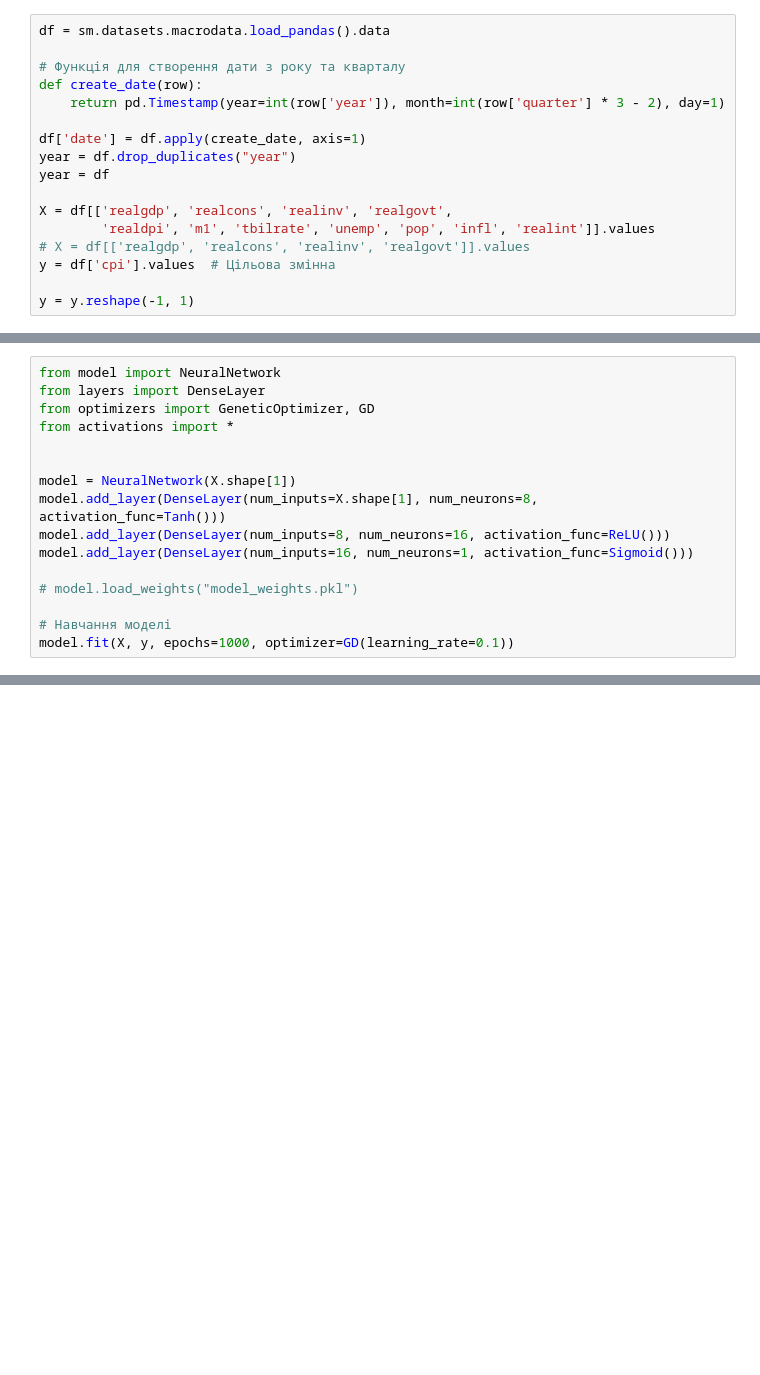
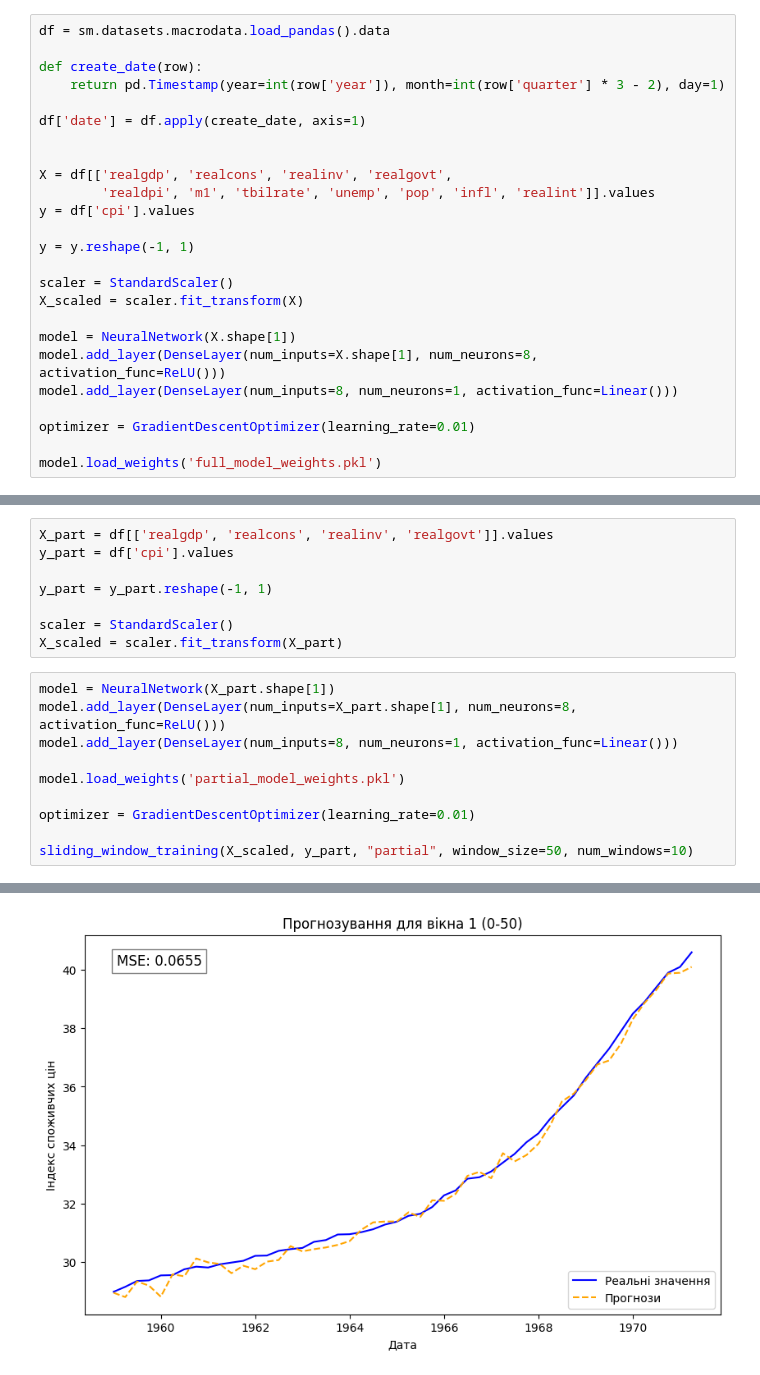
Before and after one commit to AdobyY/NN, a Jupyter notebook: gradient.ipynb, the cells around one changed output, grey strips where cells are left out. Saved outputs shown, nothing was run; the diff lists cells and outputs as text; blank space fills up the shorter version.

```diff
--- a/gradient.ipynb
+++ b/gradient.ipynb
@@ -7,17 +272,25 @@ from sklearn.preprocessing import StandardScaler
 # %%
 df = sm.datasets.macrodata.load_pandas().data
 
-# Функція для створення дати з року та кварталу
 def create_date(row):
     return pd.Timestamp(year=int(row['year']), month=int(row['quarter'] * 3 - 2), day=1)
 
 df['date'] = df.apply(create_date, axis=1)
-year = df.drop_duplicates("year")
-year = df
+
 
 X = df[['realgdp', 'realcons', 'realinv', 'realgovt',
         'realdpi', 'm1', 'tbilrate', 'unemp', 'pop', 'infl', 'realint']].values
-# X = df[['realgdp', 'realcons', 'realinv', 'realgovt']].values
-y = df['cpi'].values  # Цільова змінна
+y = df['cpi'].values
 
 y = y.reshape(-1, 1)
+
+scaler = StandardScaler()
+X_scaled = scaler.fit_transform(X)
+
+model = NeuralNetwork(X.shape[1])
+model.add_layer(DenseLayer(num_inputs=X.shape[1], num_neurons=8, activation_func=ReLU()))
+model.add_layer(DenseLayer(num_inputs=8, num_neurons=1, activation_func=Linear()))
+
+optimizer = GradientDescentOptimizer(learning_rate=0.01)
+
+model.load_weights('full_model_weights.pkl')
@@ -24,17 +434,19 @@ y = y.reshape(-1, 1)
+# %%
+X_part = df[['realgdp', 'realcons', 'realinv', 'realgovt']].values
+y_part = df['cpi'].values
+
+y_part = y_part.reshape(-1, 1)
+
+scaler = StandardScaler()
+X_scaled = scaler.fit_transform(X_part)
 # %%
-from model import NeuralNetwork
-from layers import DenseLayer
-from optimizers import GeneticOptimizer, GD
-from activations import *
+model = NeuralNetwork(X_part.shape[1])
+model.add_layer(DenseLayer(num_inputs=X_part.shape[1], num_neurons=8, activation_func=ReLU()))
+model.add_layer(DenseLayer(num_inputs=8, num_neurons=1, activation_func=Linear()))
 
+model.load_weights('partial_model_weights.pkl')
 
-model = NeuralNetwork(X.shape[1])
-model.add_layer(DenseLayer(num_inputs=X.shape[1], num_neurons=8, activation_func=Tanh()))
-model.add_layer(DenseLayer(num_inputs=8, num_neurons=16, activation_func=ReLU()))
-model.add_layer(DenseLayer(num_inputs=16, num_neurons=1, activation_func=Sigmoid()))
+optimizer = GradientDescentOptimizer(learning_rate=0.01)
 
-# model.load_weights("model_weights.pkl")
-
-# Навчання моделі
-model.fit(X, y, epochs=1000, optimizer=GD(learning_rate=0.1))
+sliding_window_training(X_scaled, y_part, "partial", window_size=50, num_windows=10)
 # %% [output]
@@ -41,0 +464 @@ Epoch 0: Loss = 14646.476315780874
+[figure, added]
```
Also changed, not shown: parts of 6 cells of this notebook, 49 other files.
